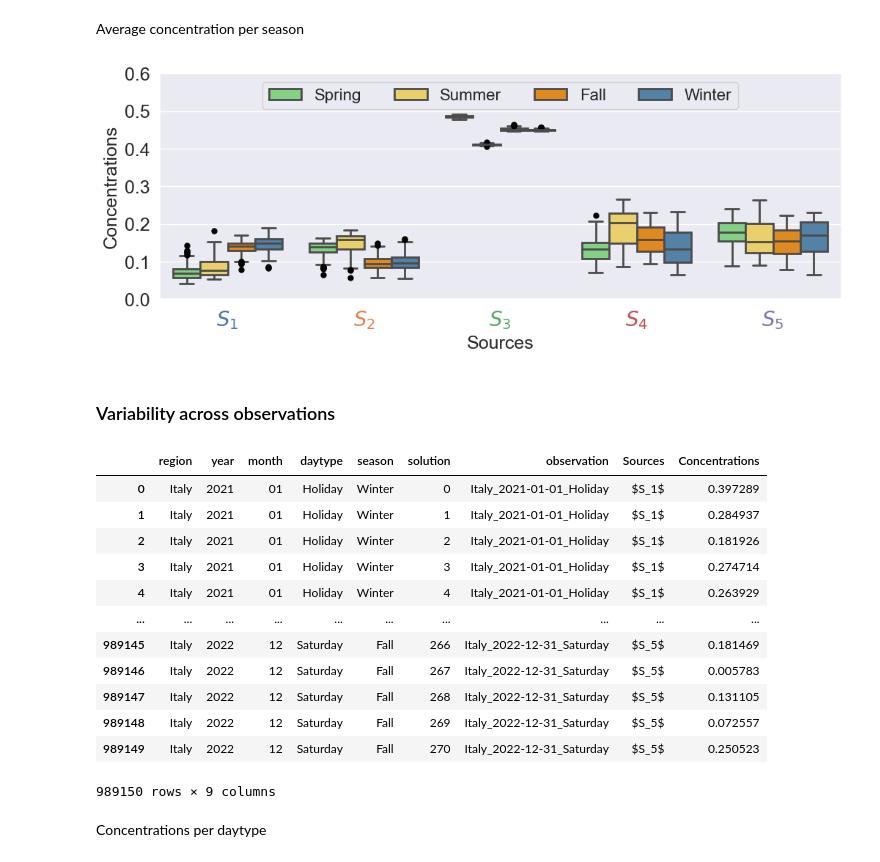
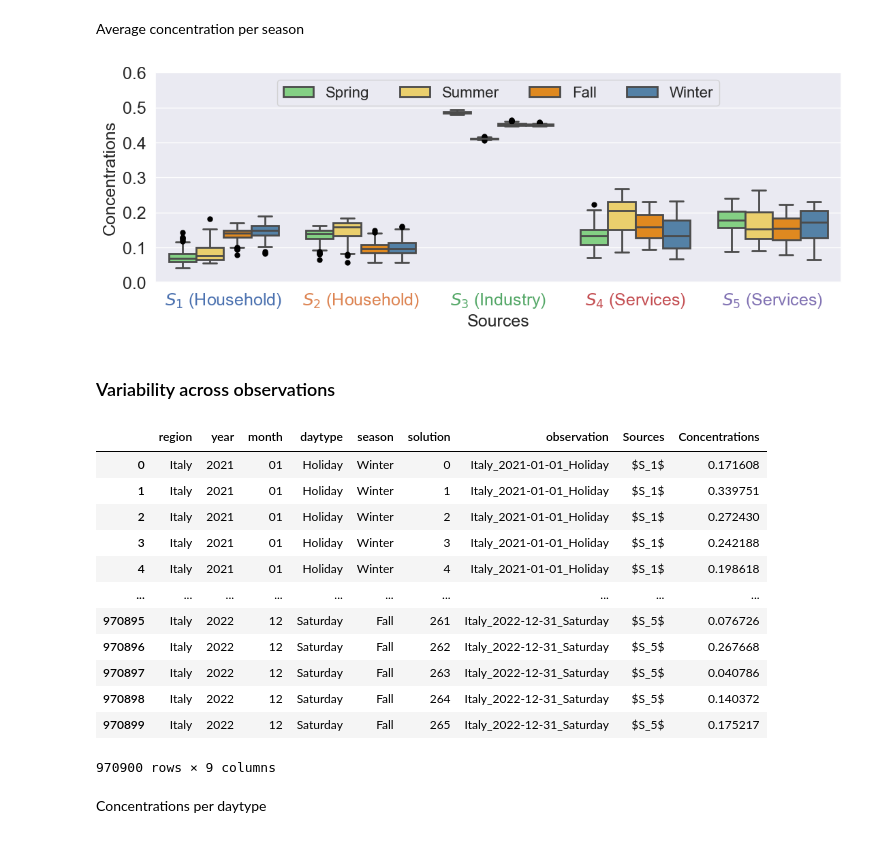
Before and after one commit to gkchln/load-bss, a Jupyter notebook: blind_separation_postprocessing.ipynb, the cells around one changed output. Saved outputs shown, nothing was run; the diff lists cells and outputs as text; code cells hidden in the pictures.

```diff
--- a/blind_separation_postprocessing.ipynb
+++ b/blind_separation_postprocessing.ipynb
@@ -35,7 +35,7 @@ alpha = 3e-10
 beta = 1
 
 # Input
-load_data_path = 'data/daily_curves.csv'
+load_data_path = 'data/daily_curves_2021_2022.csv'
 results_path = 'data/lcnmf_results.npz'
 # Output
 cluster_opt_path = 'data/lcnmf_ens.npz'
@@ -399,7 +399,7 @@ Linf 0.005059421550473355
 # %% [markdown]
 Let's plot separately per source
 # %%
-k = 4
+k = 3
 fontsize = 18
 abscissa = [float(x) for x in X.columns]
 # source_colors = [colors[np.nonzero(A[k, :])[0][0]] for k in range(n_components)]
@@ -479,7 +479,7 @@ flierprops = {
     'linestyle': 'none'    # No line connecting to fliers
 }
 
-plt.figure(figsize=(12, 4))
+plt.figure(figsize=(13, 4))
 ax = sns.boxplot(
     data=C_daytype,
     x='Sources',
@@ -491,6 +491,10 @@ ax = sns.boxplot(
     flierprops=flierprops
 )
 
+override_labels = ["$S_1$ (Household)", "$S_2$ (Household)", "$S_3$ (Industry)", "$S_4$ (Services)", "$S_5$ (Services)"]
+tick_positions = ax.get_xticks()
+ax.set_xticks(tick_positions)
+ax.set_xticklabels(override_labels)
 ax.set_xlabel('Sources', fontsize=fontsize)
 ax.set_ylabel('Concentrations', fontsize=fontsize)
 ax.tick_params(axis='both', which='major', labelsize=fontsize)
@@ -499,7 +503,7 @@ ax.legend(title=None, fontsize=fontsize-2, title_fontsize=fontsize-2, loc='upper
 # Change the color of x-axis labels
 for i, label in enumerate(ax.get_xticklabels()):
     label.set_color(colors[i])
-    label.set_fontsize(fontsize+2)
+    label.set_fontsize(fontsize)
 
 plt.ylim(top=1)
 plt.show()
@@ -546,36 +550,40 @@ flierprops = {
     'markerfacecolor': 'black',  # Red fill
     'markeredgecolor': 'black', # Black edge
     'markersize': 5,       # Adjust size
     'linestyle': 'none'    # No line connecting to fliers
 }
 
-plt.figure(figsize=(12,4))
+plt.figure(figsize=(13,4))
 
 ax = sns.boxplot(
     data=C_season,
     x='Sources',
     y='Concentrations',
     hue='season',
     hue_order=season_order,
     palette=season_palette,
     linewidth=2,
     flierprops=flierprops
 )
 ax.set_ylim(top=0.6, bottom=0)
 
+override_labels = ["$S_1$ (Household)", "$S_2$ (Household)", "$S_3$ (Industry)", "$S_4$ (Services)", "$S_5$ (Services)"]
+tick_positions = ax.get_xticks()
+ax.set_xticks(tick_positions)
+ax.set_xticklabels(override_labels)
 ax.set_xlabel('Sources', fontsize=fontsize)
 ax.set_ylabel('Concentrations', fontsize=fontsize)
 ax.tick_params(axis='both', which='major', labelsize=fontsize)
 ax.legend(title=None, fontsize=fontsize-2, title_fontsize=fontsize-2, loc='upper center', ncols=4)
 
 # Change the color of x-axis labels
 for i, label in enumerate(ax.get_xticklabels()):
     label.set_color(colors[i])
-    label.set_fontsize(fontsize+2)
+    label.set_fontsize(fontsize)
 
 plt.show()
 # %% [output]
-[figure, old version]
+[figure, new version]
 # %% [markdown]
 ### Variability across observations
 # %%
@@ -583,18 +591,18 @@ C_sol = C_df.melt(id_vars=unit_info.columns.to_list() + ['solution', 'observatio
 C_sol
 # %% [output]
 |  | region | year | month | daytype | season | solution | observation | Sources | Concentrations |
-| 0 | Italy | 2021 | 01 | Holiday | Winter | 0 | Italy_2021-01-01_Holiday | $S_1$ | 0.397289 |
-| 1 | Italy | 2021 | 01 | Holiday | Winter | 1 | Italy_2021-01-01_Holiday | $S_1$ | 0.284937 |
-| 2 | Italy | 2021 | 01 | Holiday | Winter | 2 | Italy_2021-01-01_Holiday | $S_1$ | 0.181926 |
-| 3 | Italy | 2021 | 01 | Holiday | Winter | 3 | Italy_2021-01-01_Holiday | $S_1$ | 0.274714 |
-| 4 | Italy | 2021 | 01 | Holiday | Winter | 4 | Italy_2021-01-01_Holiday | $S_1$ | 0.263929 |
+| 0 | Italy | 2021 | 01 | Holiday | Winter | 0 | Italy_2021-01-01_Holiday | $S_1$ | 0.171608 |
+| 1 | Italy | 2021 | 01 | Holiday | Winter | 1 | Italy_2021-01-01_Holiday | $S_1$ | 0.339751 |
+| 2 | Italy | 2021 | 01 | Holiday | Winter | 2 | Italy_2021-01-01_Holiday | $S_1$ | 0.272430 |
+| 3 | Italy | 2021 | 01 | Holiday | Winter | 3 | Italy_2021-01-01_Holiday | $S_1$ | 0.242188 |
+| 4 | Italy | 2021 | 01 | Holiday | Winter | 4 | Italy_2021-01-01_Holiday | $S_1$ | 0.198618 |
 | ... | ... | ... | ... | ... | ... | ... | ... | ... | ... |
-| 989145 | Italy | 2022 | 12 | Saturday | Fall | 266 | Italy_2022-12-31_Saturday | $S_5$ | 0.181469 |
-| 989146 | Italy | 2022 | 12 | Saturday | Fall | 267 | Italy_2022-12-31_Saturday | $S_5$ | 0.005783 |
-| 989147 | Italy | 2022 | 12 | Saturday | Fall | 268 | Italy_2022-12-31_Saturday | $S_5$ | 0.131105 |
-| 989148 | Italy | 2022 | 12 | Saturday | Fall | 269 | Italy_2022-12-31_Saturday | $S_5$ | 0.072557 |
-| 989149 | Italy | 2022 | 12 | Saturday | Fall | 270 | Italy_2022-12-31_Saturday | $S_5$ | 0.250523 |
+| 970895 | Italy | 2022 | 12 | Saturday | Fall | 261 | Italy_2022-12-31_Saturday | $S_5$ | 0.076726 |
+| 970896 | Italy | 2022 | 12 | Saturday | Fall | 262 | Italy_2022-12-31_Saturday | $S_5$ | 0.267668 |
+| 970897 | Italy | 2022 | 12 | Saturday | Fall | 263 | Italy_2022-12-31_Saturday | $S_5$ | 0.040786 |
+| 970898 | Italy | 2022 | 12 | Saturday | Fall | 264 | Italy_2022-12-31_Saturday | $S_5$ | 0.140372 |
+| 970899 | Italy | 2022 | 12 | Saturday | Fall | 265 | Italy_2022-12-31_Saturday | $S_5$ | 0.175217 |
-989150 rows × 9 columns
+970900 rows × 9 columns
 # %% [markdown]
 Concentrations per daytype
 # %%
```
Also changed, not shown: parts of 9 cells of this notebook, 4 other files.
